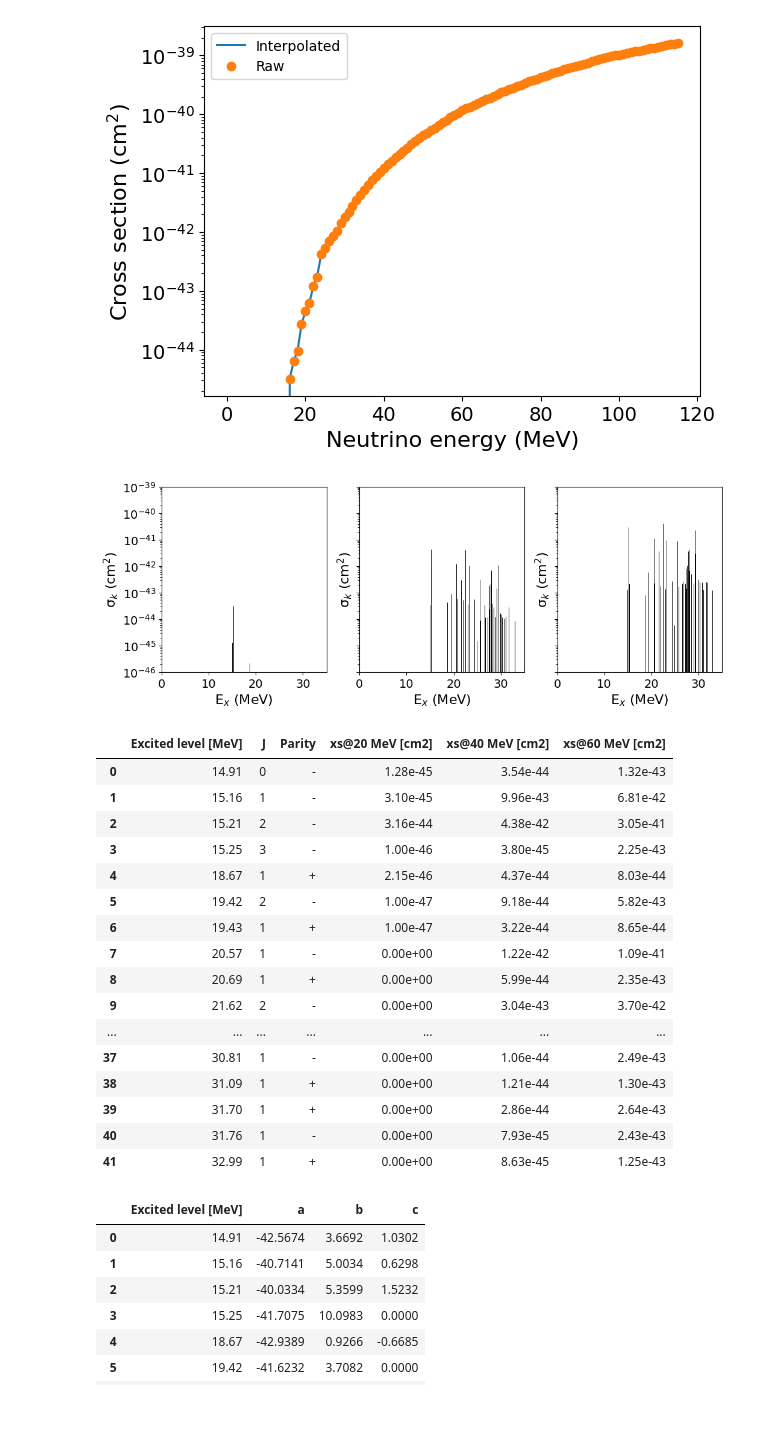
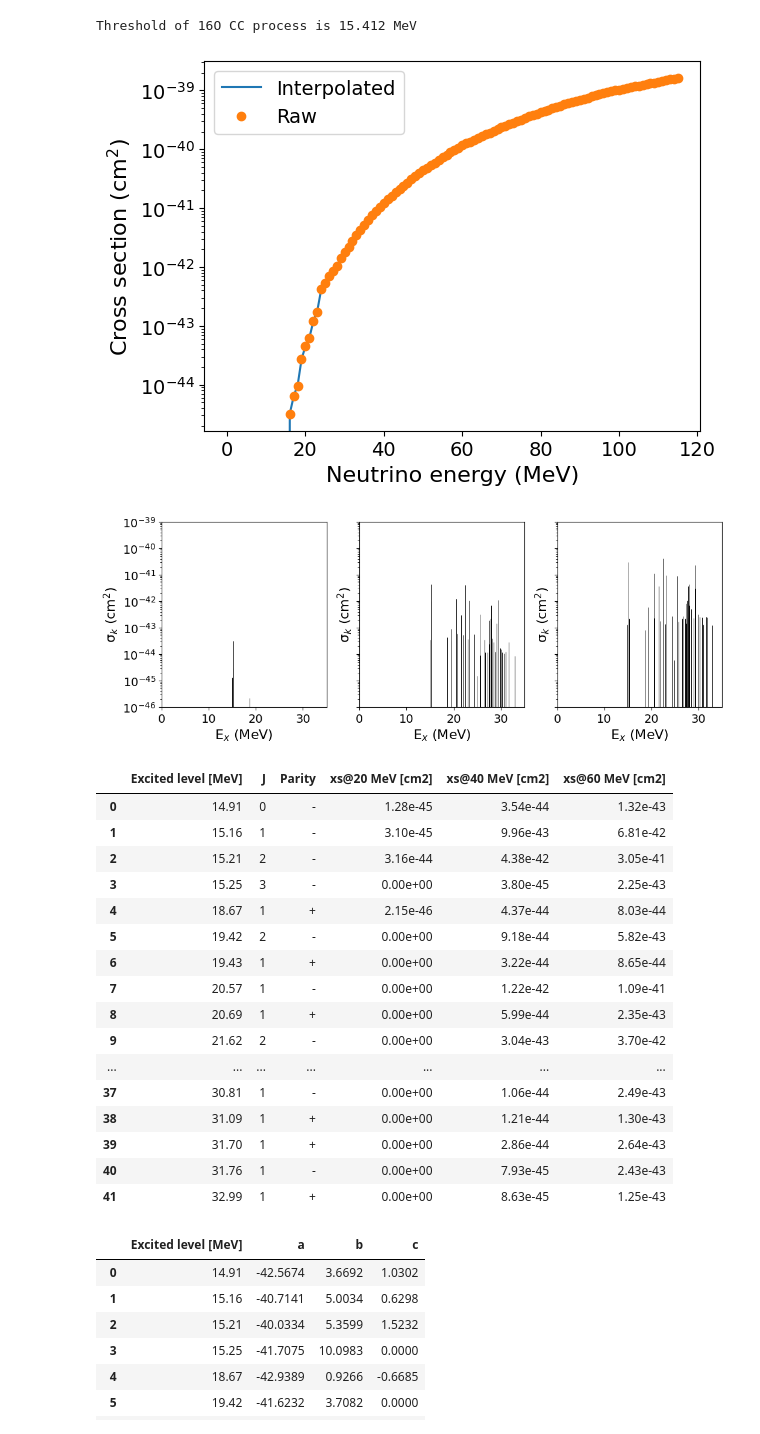
Before and after one commit to schedges/pyNEWTON, a Jupyter notebook: validation.ipynb, the cells around one changed output. Saved outputs shown, nothing was run; the diff lists cells and outputs as text; code cells hidden in the pictures.

```diff
--- a/validation.ipynb
+++ b/validation.ipynb
@@ -70,43 +91,54 @@ Threshold of 16O CC process is 15.412 MeV
+# %%
+#######################
+##Calculate threshold##
+#######################
+#(160 + 8 electrons) + nu_e -> (16F + 8 electrons) + 1 electron
+threshold = (utils.atomic_mass_16F_amu-utils.atomic_mass_16O_amu)*utils.amu_to_MeV
+print(f"Threshold of 16O CC process is {threshold:.3f} MeV")
+# %% [output]
+Threshold of 16O CC process is 15.412 MeV
 # %%
 #################
 ##Load total XS##
 #################
-energies_MeV_raw,xs_cm2_raw = utils.loadCrossSectionCSV(total_xs_fname)
+energies_MeV_raw,xs_cm2_raw = dataLoaderUtils.loadCrossSectionCSV(total_xs_fname,threshold==threshold)
 
 #Log-linear inteerpolation
 with np.errstate(divide='ignore', invalid='ignore'):
-    logxs_cm2_raw = np.log10(xs_cm2_raw) #Suppress errors, xs with values equal to zero replaced with -np.inf
-logxs_interp = np.interp(energies_MeV_interp, energies_MeV_raw, logxs_cm2_raw,left=-np.inf,right=logxs_cm2_raw[-1])
+    logxs_cm2_raw = np.log10(xs_cm2_raw)
+logxs_interp = np.interp(energies_MeV_interp, energies_MeV_raw, logxs_cm2_raw,left=-np.inf, right=logxs_cm2_raw[-1])
 xs_cm2_interp = np.power(10,logxs_interp)
-
-#Linear interpolation
-#xs_cm2_interp = np.interp(energies_MeV_interp,energies_MeV_raw,xs_cm2_raw,left=0,right=xs_cm2_raw[-1])
 
 ########
 ##Plot##
 ########
 plt.plot(energies_MeV_interp,xs_cm2_interp,label="Interpolated")
 plt.plot(energies_MeV_raw,xs_cm2_raw,ls="",marker="o",label="Raw")
 plt.legend()
 plt.xlabel("Neutrino energy (MeV)")
 plt.ylabel("Cross section (cm$^2$)")
 plt.yscale("log")
 # %% [output]
-[figure, old version]
+[figure, new version]
 # %%
-#Load [partial cross section data]
-excitedLevels_MeV,excitedLevels_J,excitedLevels_parity,excitedXS_20MeV,excitedXS_40MeV,excitedXS_60MeV = utils.loadNazakatoPartialXSData(partial_xs_fname)
+#################################
+##LOAD EXCLUSIVE CROSS SECTIONS##
+#################################
+excitedLevels_MeV,excitedLevels_J,excitedLevels_parity,xs20,xs40,xs60 = dataLoaderUtils.loadNazakatoPartialXSData(partial_xs_fname,xs_threshold=1e-46)
 
+########
+##Plot##
+########
 #Make 3 plots of xs vs. excitation energy
 fig,ax = plt.subplots(1,3, figsize=(12,4), sharey=True)
 
 #Keep only non-zero cross sections for plot
-mask = excitedXS_20MeV > 0
-ax[0].vlines(excitedLevels_MeV[mask], 1e-46, excitedXS_20MeV[mask],color="k",lw=0.7)
-mask = excitedXS_40MeV > 0
-ax[1].vlines(excitedLevels_MeV[mask], 1e-46, excitedXS_40MeV[mask],color="k",lw=0.7)
-mask = excitedXS_60MeV > 0
-ax[2].vlines(excitedLevels_MeV[mask], 1e-46, excitedXS_60MeV[mask],color="k",lw=0.7)
+mask = xs20 > 0
+ax[0].vlines(excitedLevels_MeV[mask], 1e-46, xs20[mask],color="k",lw=0.7)
+mask = xs40 > 0
+ax[1].vlines(excitedLevels_MeV[mask], 1e-46, xs40[mask],color="k",lw=0.7)
+mask = xs60 > 0
+ax[2].vlines(excitedLevels_MeV[mask], 1e-46, xs60[mask],color="k",lw=0.7)
 
 plt.yscale("log")
 ax[0].set_xlim(0,35)
@@ -130,9 +162,9 @@ df = pd.DataFrame({
     "Excited level [MeV]": excitedLevels_MeV,
     "J": excitedLevels_J,
     "Parity": excitedLevels_parity,
-    "xs@20 MeV [cm2]": excitedXS_20MeV,
-    "xs@40 MeV [cm2]": excitedXS_40MeV,
-    "xs@60 MeV [cm2]": excitedXS_60MeV,
+    "xs@20 MeV [cm2]": xs20,
+    "xs@40 MeV [cm2]": xs40,
+    "xs@60 MeV [cm2]": xs60,
 })
 
 # Create the Styler object
@@ -160,10 +192,10 @@ formatted_df
 | 0 | 14.91 | 0 | - | 1.28e-45 | 3.54e-44 | 1.32e-43 |
 | 1 | 15.16 | 1 | - | 3.10e-45 | 9.96e-43 | 6.81e-42 |
 | 2 | 15.21 | 2 | - | 3.16e-44 | 4.38e-42 | 3.05e-41 |
-| 3 | 15.25 | 3 | - | 1.00e-46 | 3.80e-45 | 2.25e-43 |
+| 3 | 15.25 | 3 | - | 0.00e+00 | 3.80e-45 | 2.25e-43 |
 | 4 | 18.67 | 1 | + | 2.15e-46 | 4.37e-44 | 8.03e-44 |
-| 5 | 19.42 | 2 | - | 1.00e-47 | 9.18e-44 | 5.82e-43 |
-| 6 | 19.43 | 1 | + | 1.00e-47 | 3.22e-44 | 8.65e-44 |
+| 5 | 19.42 | 2 | - | 0.00e+00 | 9.18e-44 | 5.82e-43 |
+| 6 | 19.43 | 1 | + | 0.00e+00 | 3.22e-44 | 8.65e-44 |
 | 7 | 20.57 | 1 | - | 0.00e+00 | 1.22e-42 | 1.09e-41 |
 | 8 | 20.69 | 1 | + | 0.00e+00 | 5.99e-44 | 2.35e-43 |
 | 9 | 21.62 | 2 | - | 0.00e+00 | 3.04e-43 | 3.70e-42 |
```
Also changed, not shown: parts of 8 cells of this notebook, 48 other files.
